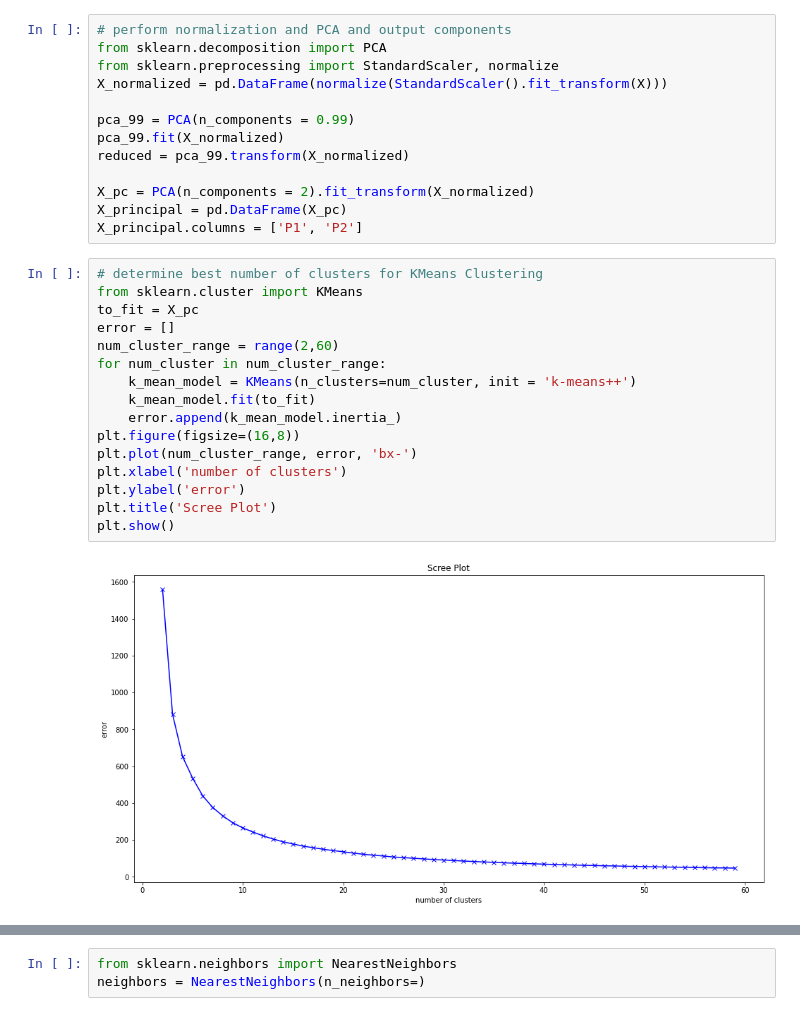
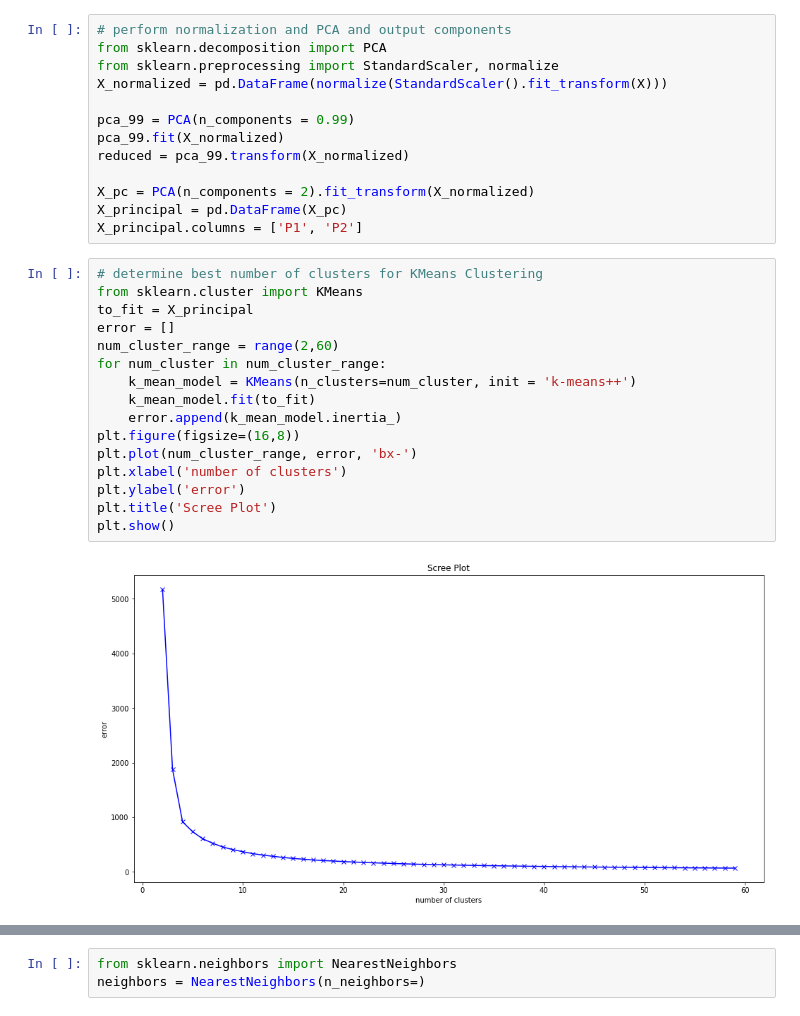
Before and after one commit to vvaynethomas/poetry_nlp, a Jupyter notebook: poem_clustering.ipynb, the cells around one changed output, grey strips where cells are left out. Saved outputs shown, nothing was run; the diff lists cells and outputs as text.

```diff
--- a/poem_clustering.ipynb
+++ b/poem_clustering.ipynb
@@ -114,18 +114,18 @@ X_principal.columns = ['P1', 'P2']
 # %%
 # determine best number of clusters for KMeans Clustering
 from sklearn.cluster import KMeans
-to_fit = X_pc
+to_fit = X_principal
 error = []
 num_cluster_range = range(2,60)
 for num_cluster in num_cluster_range:
     k_mean_model = KMeans(n_clusters=num_cluster, init = 'k-means++')
     k_mean_model.fit(to_fit)
     error.append(k_mean_model.inertia_)
 plt.figure(figsize=(16,8))
 plt.plot(num_cluster_range, error, 'bx-')
 plt.xlabel('number of clusters')
 plt.ylabel('error')
 plt.title('Scree Plot')
 plt.show()
 # %% [output]
-[figure, old version]
+[figure, new version]
```
Also changed, not shown: parts of 26 cells of this notebook, 2 other files.
